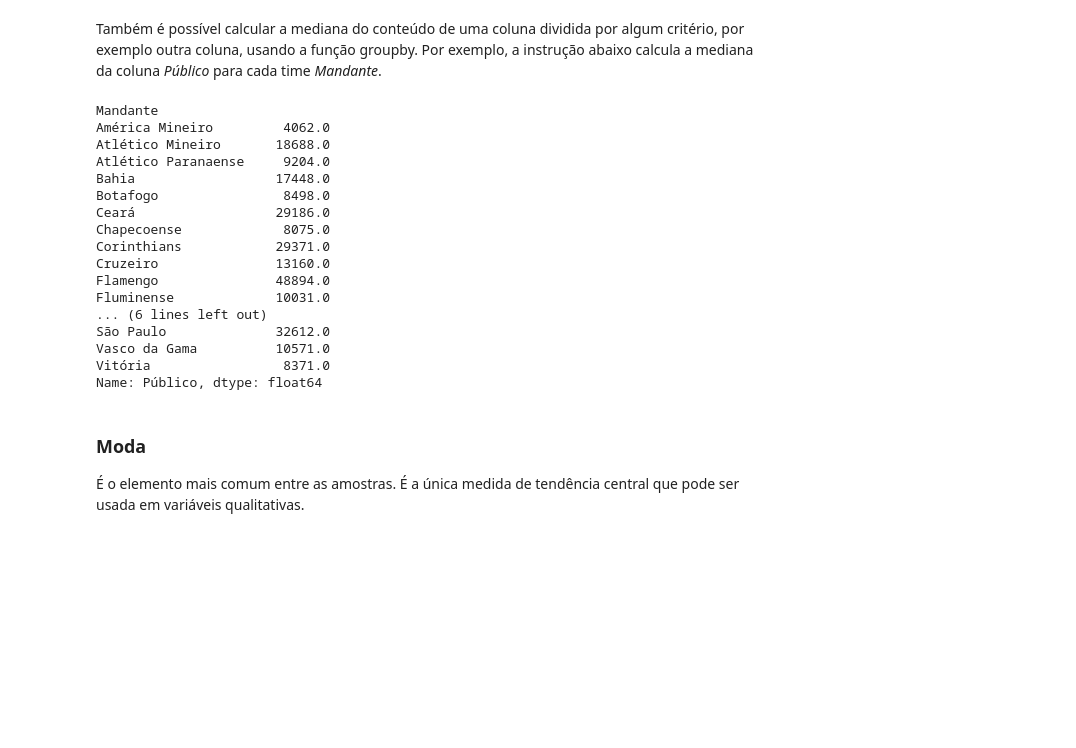
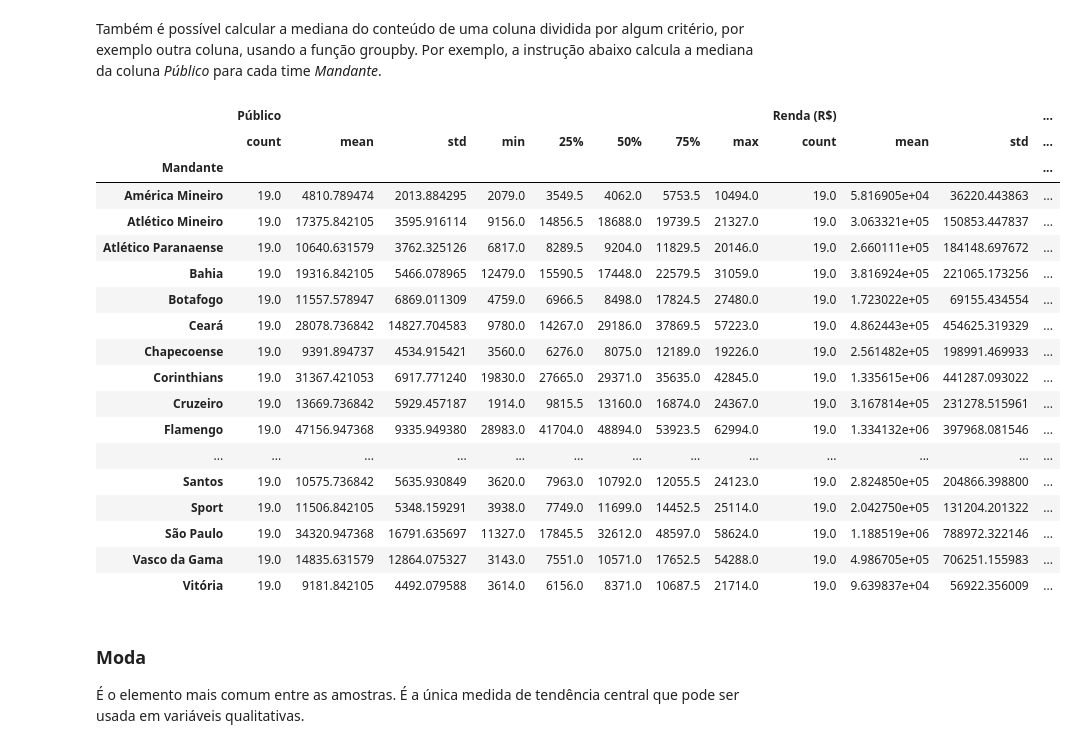
Before and after one commit to sofialora/BasesComputacionais, a Jupyter notebook: aula7/Estatistica.ipynb, the cells around one changed output. Drawn from its saved outputs; the diff is of its cells as text; code cells hidden in the pictures; blank space fills up the shorter version.

```diff
--- a/aula7/Estatistica.ipynb
+++ b/aula7/Estatistica.ipynb
@@ -162,7 +176,7 @@ print(medianaX)
 É possível calcular a mediana de um DataFrame do Pandas. Abaixo é mostrado a tabela com todos os jogos do Campeonato Brasileiro de Futebol de 2018.
 # %%
 import pandas as pd
-tabela = pd.read_csv('../dados/tabelaBrasileirao2018.csv')
+tabela = pd.read_csv('https://raw.githubusercontent.com/BMClab/BasesComputacionais/master/dados/tabelaBrasileirao2018.csv')
 tabela.head()
 # %% [output]
 |  | Data | Turno | Mandante | Placar do Mandante | Placar do Visitante | Visitante | Estádio | Horário | ... |
@@ -188,25 +205,27 @@ print(medianaPublicoCorinthians)
 # %% [markdown]
 Também é possível calcular a mediana do conteúdo de uma coluna dividida por algum critério, por exemplo outra coluna, usando a função groupby. Por exemplo, a instrução abaixo calcula a mediana da coluna *Público* para cada time *Mandante*.
 # %%
-tabela.groupby('Mandante')['Público'].median()
+tabela.groupby('Mandante')[['Público', 'Renda (R$)']].describe()
 # %% [output]
-Mandante
-América Mineiro         4062.0
-Atlético Mineiro       18688.0
-Atlético Paranaense     9204.0
-Bahia                  17448.0
-Botafogo                8498.0
-Ceará                  29186.0
-Chapecoense             8075.0
-Corinthians            29371.0
-Cruzeiro               13160.0
-Flamengo               48894.0
-Fluminense             10031.0
-... (6 lines left out)
-São Paulo              32612.0
-Vasco da Gama          10571.0
-Vitória                 8371.0
-Name: Público, dtype: float64
+|  | Público |  |  |  |  |  |  |  | Renda (R$) |  |  | ... |
+|  | count | mean | std | min | 25% | 50% | 75% | max | count | mean | std | ... |
+| Mandante |  |  |  |  |  |  |  |  |  |  |  | ... |
+| América Mineiro | 19.0 | 4810.789474 | 2013.884295 | 2079.0 | 3549.5 | 4062.0 | 5753.5 | 10494.0 | 19.0 | 5.816905e+04 | 36220.443863 | ... |
+| Atlético Mineiro | 19.0 | 17375.842105 | 3595.916114 | 9156.0 | 14856.5 | 18688.0 | 19739.5 | 21327.0 | 19.0 | 3.063321e+05 | 150853.447837 | ... |
+| Atlético Paranaense | 19.0 | 10640.631579 | 3762.325126 | 6817.0 | 8289.5 | 9204.0 | 11829.5 | 20146.0 | 19.0 | 2.660111e+05 | 184148.697672 | ... |
+| Bahia | 19.0 | 19316.842105 | 5466.078965 | 12479.0 | 15590.5 | 17448.0 | 22579.5 | 31059.0 | 19.0 | 3.816924e+05 | 221065.173256 | ... |
+| Botafogo | 19.0 | 11557.578947 | 6869.011309 | 4759.0 | 6966.5 | 8498.0 | 17824.5 | 27480.0 | 19.0 | 1.723022e+05 | 69155.434554 | ... |
+| Ceará | 19.0 | 28078.736842 | 14827.704583 | 9780.0 | 14267.0 | 29186.0 | 37869.5 | 57223.0 | 19.0 | 4.862443e+05 | 454625.319329 | ... |
+| Chapecoense | 19.0 | 9391.894737 | 4534.915421 | 3560.0 | 6276.0 | 8075.0 | 12189.0 | 19226.0 | 19.0 | 2.561482e+05 | 198991.469933 | ... |
+| Corinthians | 19.0 | 31367.421053 | 6917.771240 | 19830.0 | 27665.0 | 29371.0 | 35635.0 | 42845.0 | 19.0 | 1.335615e+06 | 441287.093022 | ... |
+| Cruzeiro | 19.0 | 13669.736842 | 5929.457187 | 1914.0 | 9815.5 | 13160.0 | 16874.0 | 24367.0 | 19.0 | 3.167814e+05 | 231278.515961 | ... |
+| Flamengo | 19.0 | 47156.947368 | 9335.949380 | 28983.0 | 41704.0 | 48894.0 | 53923.5 | 62994.0 | 19.0 | 1.334132e+06 | 397968.081546 | ... |
+| ... | ... | ... | ... | ... | ... | ... | ... | ... | ... | ... | ... | ... |
+| Santos | 19.0 | 10575.736842 | 5635.930849 | 3620.0 | 7963.0 | 10792.0 | 12055.5 | 24123.0 | 19.0 | 2.824850e+05 | 204866.398800 | ... |
+| Sport | 19.0 | 11506.842105 | 5348.159291 | 3938.0 | 7749.0 | 11699.0 | 14452.5 | 25114.0 | 19.0 | 2.042750e+05 | 131204.201322 | ... |
+| São Paulo | 19.0 | 34320.947368 | 16791.635697 | 11327.0 | 17845.5 | 32612.0 | 48597.0 | 58624.0 | 19.0 | 1.188519e+06 | 788972.322146 | ... |
+| Vasco da Gama | 19.0 | 14835.631579 | 12864.075327 | 3143.0 | 7551.0 | 10571.0 | 17652.5 | 54288.0 | 19.0 | 4.986705e+05 | 706251.155983 | ... |
+| Vitória | 19.0 | 9181.842105 | 4492.079588 | 3614.0 | 6156.0 | 8371.0 | 10687.5 | 21714.0 | 19.0 | 9.639837e+04 | 56922.356009 | ... |
 # %% [markdown]
 ### Moda
 
```
Also changed, not shown: parts of 12 cells of this notebook.
